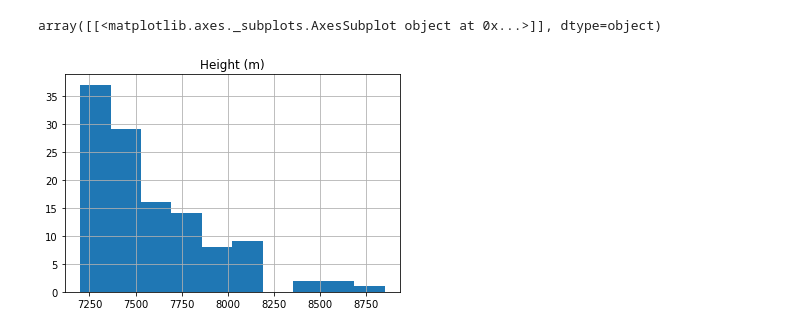
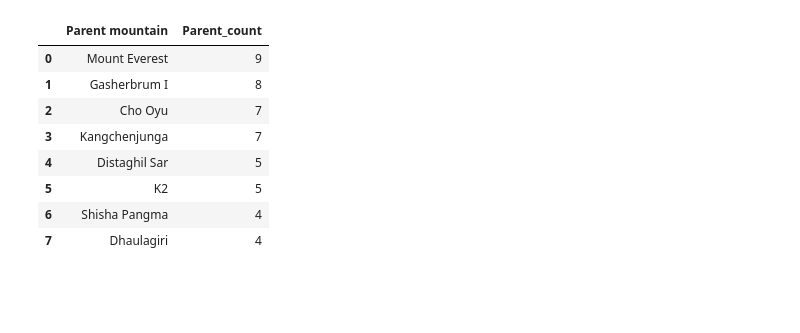
Before and after one commit to DenASafonov/Netology_home, a Jupyter notebook: 0 Подготовительный блок/2 Библиотеки numpy, pandas в Python, git/Home2-Copy1.ipynb, the cells around one changed output. Drawn from its saved outputs; the diff is of its cells as text; code cells hidden in the pictures; blank space fills up the shorter version.

```diff
--- a/0 Подготовительный блок/2 Библиотеки numpy, pandas в Python, git/Home2-Copy1.ipynb
+++ b/0 Подготовительный блок/2 Библиотеки numpy, pandas в Python, git/Home2-Copy1.ipynb
@@ -17,5 +13,0 @@ data.head(5)
-# %%
-data.hist( column = ['Height (m)'] )
-# %% [output]
-array([[<matplotlib.axes._subplots.AxesSubplot object at 0x...>]], dtype=object)
-[figure, removed]
@@ -21,0 +16,16 @@ array([[<matplotlib.axes._subplots.AxesSubplot object at 0x...>]], dtype=object)
+# %%
+Parent_mountain_count = Parent_mountain_count.to_frame( )
+Parent_mountain_count.reset_index(inplace=True)
+Parent_mountain_count.rename( columns = { 'Parent mountain': 'Parent_count' }, inplace = True )
+Parent_mountain_count.rename( columns = { 'index': 'Parent mountain' }, inplace = True )
+Parent_mountain_count
+# %% [output]
+|  | Parent mountain | Parent_count |
+| 0 | Mount Everest | 9 |
+| 1 | Gasherbrum I | 8 |
+| 2 | Cho Oyu | 7 |
+| 3 | Kangchenjunga | 7 |
+| 4 | Distaghil Sar | 5 |
+| 5 | K2 | 5 |
+| 6 | Shisha Pangma | 4 |
+| 7 | Dhaulagiri | 4 |
```
Also changed, not shown: parts of 9 cells of this notebook, 5 other files.
